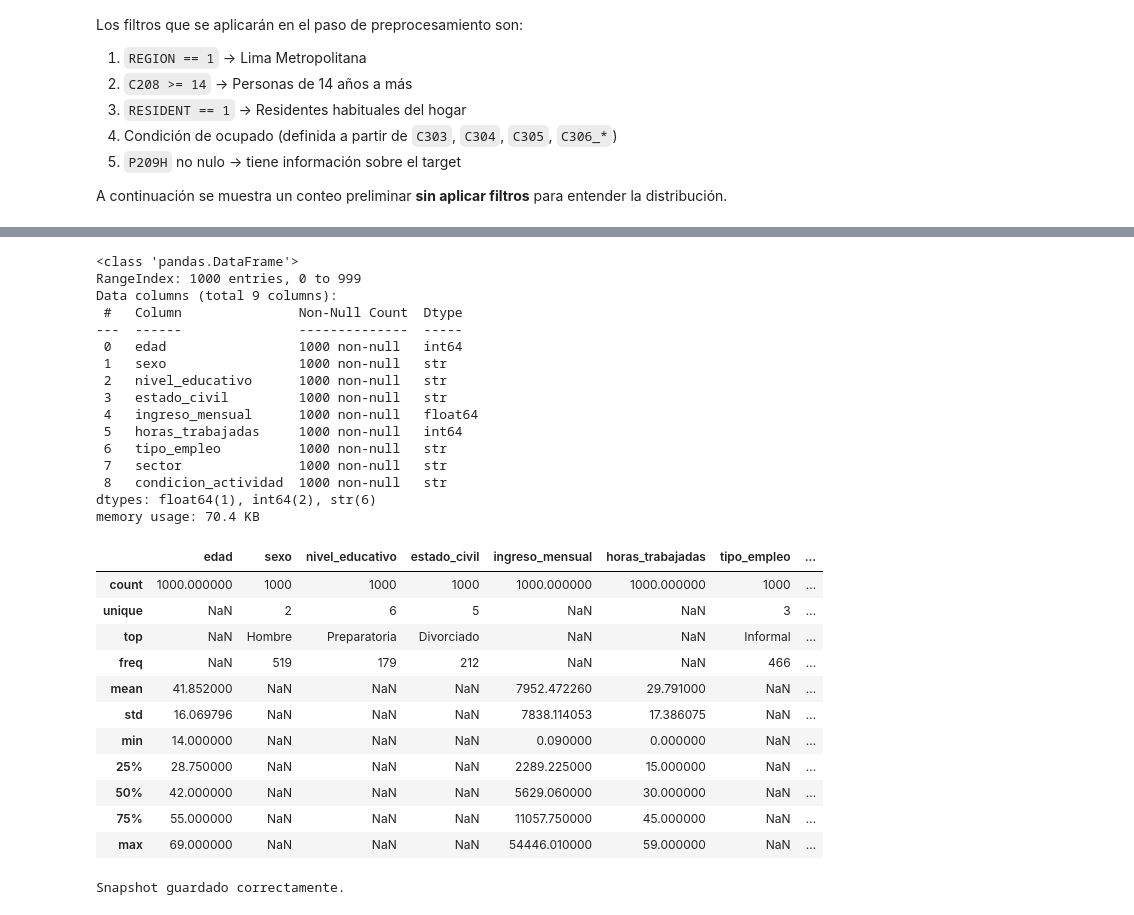
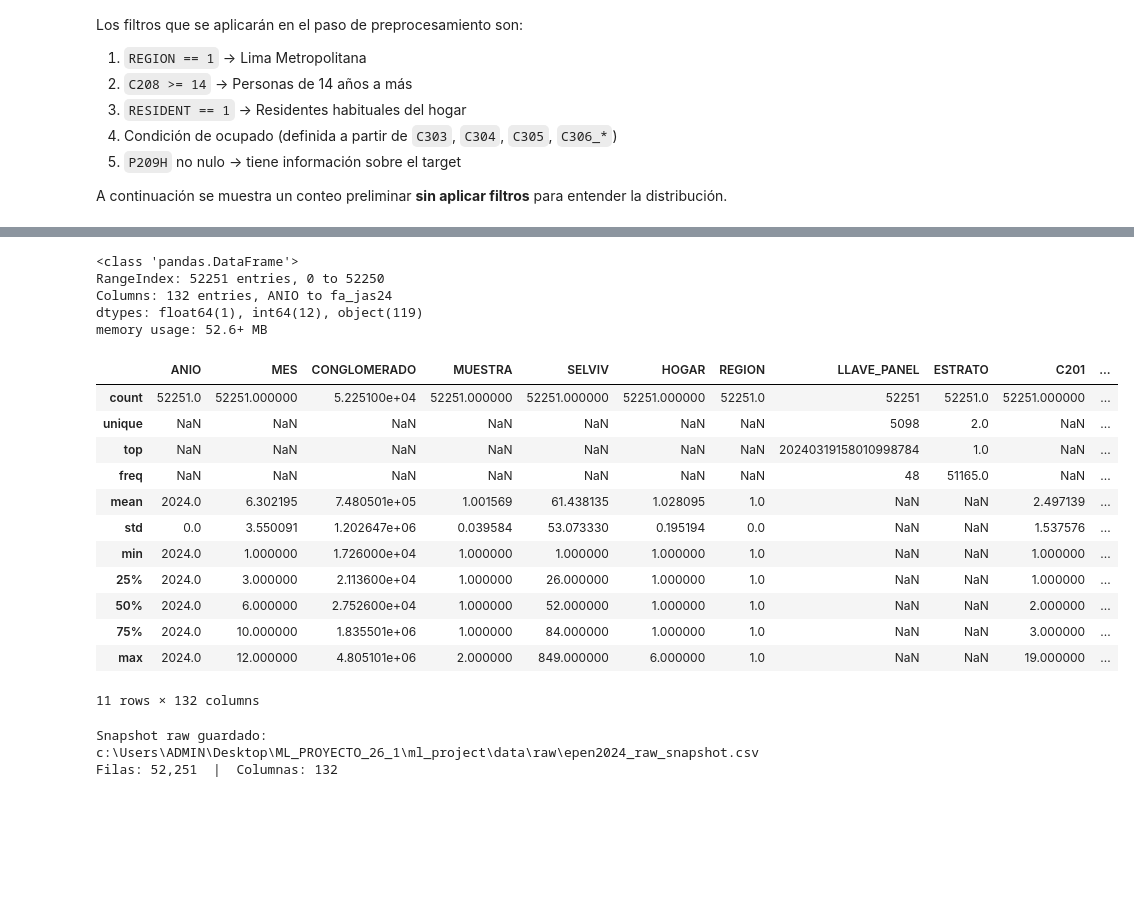
Before and after one commit to AAlvarezT/ML_PROYECTO_26_1, a Jupyter notebook: ml_project/02_data_understanding/00_original_dataset_overview.ipynb, the cells around one changed output, grey strips where cells are left out. Drawn from its saved outputs; the diff is of its cells as text; code cells hidden in the pictures; blank space fills up the shorter version.

Commit message:
(File Change):Origina dataset overview changed  into data_understanding

```diff
--- a/ml_project/02_data_understanding/00_original_dataset_overview.ipynb
+++ b/ml_project/02_data_understanding/00_original_dataset_overview.ipynb
@@ -113,13 +113,16 @@ import numpy as np
 import os
 # %%
 # ─── Rutas ────────────────────────────────────────────────────────────────────
-BASE_DIR  = os.path.dirname(os.path.abspath('__file__'))
-DATA_PATH = os.path.join(BASE_DIR, '250806 EPEN2024.xlsx')
+NOTEBOOK_DIR = os.getcwd()                                          # .../02_data_understanding/
+PROJECT_DIR  = os.path.abspath(os.path.join(NOTEBOOK_DIR, '..'))   # .../ml_project/
+DATA_PATH    = os.path.join(PROJECT_DIR, '01_raw_data', '250806 EPEN2024.xlsx')
+
+print(f'Archivo: {DATA_PATH}')
+print(f'Existe:  {os.path.exists(DATA_PATH)}')
 
 # ─── Carga del dataset completo (raw, sin modificaciones) ─────────────────────
 df_raw = pd.read_excel(DATA_PATH)
 
-print(f'Dataset completo cargado: {df_raw.shape[0]:,} filas × {df_raw.shape[1]} columnas')
-print(f'Columnas: {df_raw.columns.tolist()}')
+print(f'\nDataset completo cargado: {df_raw.shape[0]:,} filas × {df_raw.shape[1]} columnas')
 df_raw.head()
 # %% [output]
@@ -162,46 +191,37 @@ print(f'\nRegistros que cumplen REGION=1 + edad≥14 + P209H no nulo: {n_univers
 # %%
 # ─── Información general ──────────────────────────────────────────────────────
-df.info()
+df_raw.info()
 # %% [output]
 <class 'pandas.DataFrame'>
-RangeIndex: 1000 entries, 0 to 999
-Data columns (total 9 columns):
- #   Column               Non-Null Count  Dtype
----  ------               --------------  -----
- 0   edad                 1000 non-null   int64
- 1   sexo                 1000 non-null   str
- 2   nivel_educativo      1000 non-null   str
- 3   estado_civil         1000 non-null   str
- 4   ingreso_mensual      1000 non-null   float64
- 5   horas_trabajadas     1000 non-null   int64
- 6   tipo_empleo          1000 non-null   str
- 7   sector               1000 non-null   str
- 8   condicion_actividad  1000 non-null   str
-dtypes: float64(1), int64(2), str(6)
-memory usage: 70.4 KB
+RangeIndex: 52251 entries, 0 to 52250
+Columns: 132 entries, ANIO to fa_jas24
+dtypes: float64(1), int64(12), object(119)
+memory usage: 52.6+ MB
 # %%
 # ─── Estadísticas descriptivas ────────────────────────────────────────────────
-df.describe(include='all')
+df_raw.describe(include='all')
 # %% [output]
-|  | edad | sexo | nivel_educativo | estado_civil | ingreso_mensual | horas_trabajadas | tipo_empleo | ... |
-| count | 1000.000000 | 1000 | 1000 | 1000 | 1000.000000 | 1000.000000 | 1000 | ... |
-| unique | NaN | 2 | 6 | 5 | NaN | NaN | 3 | ... |
-| top | NaN | Hombre | Preparatoria | Divorciado | NaN | NaN | Informal | ... |
-| freq | NaN | 519 | 179 | 212 | NaN | NaN | 466 | ... |
-| mean | 41.852000 | NaN | NaN | NaN | 7952.472260 | 29.791000 | NaN | ... |
-| std | 16.069796 | NaN | NaN | NaN | 7838.114053 | 17.386075 | NaN | ... |
-| min | 14.000000 | NaN | NaN | NaN | 0.090000 | 0.000000 | NaN | ... |
-| 25% | 28.750000 | NaN | NaN | NaN | 2289.225000 | 15.000000 | NaN | ... |
-| 50% | 42.000000 | NaN | NaN | NaN | 5629.060000 | 30.000000 | NaN | ... |
-| 75% | 55.000000 | NaN | NaN | NaN | 11057.750000 | 45.000000 | NaN | ... |
-| max | 69.000000 | NaN | NaN | NaN | 54446.010000 | 59.000000 | NaN | ... |
+|  | ANIO | MES | CONGLOMERADO | MUESTRA | SELVIV | HOGAR | REGION | LLAVE_PANEL | ESTRATO | C201 | ... |
+| count | 52251.0 | 52251.000000 | 5.225100e+04 | 52251.000000 | 52251.000000 | 52251.000000 | 52251.0 | 52251 | 52251.0 | 52251.000000 | ... |
+| unique | NaN | NaN | NaN | NaN | NaN | NaN | NaN | 5098 | 2.0 | NaN | ... |
+| top | NaN | NaN | NaN | NaN | NaN | NaN | NaN | 20240319158010998784 | 1.0 | NaN | ... |
+| freq | NaN | NaN | NaN | NaN | NaN | NaN | NaN | 48 | 51165.0 | NaN | ... |
+| mean | 2024.0 | 6.302195 | 7.480501e+05 | 1.001569 | 61.438135 | 1.028095 | 1.0 | NaN | NaN | 2.497139 | ... |
+| std | 0.0 | 3.550091 | 1.202647e+06 | 0.039584 | 53.073330 | 0.195194 | 0.0 | NaN | NaN | 1.537576 | ... |
+| min | 2024.0 | 1.000000 | 1.726000e+04 | 1.000000 | 1.000000 | 1.000000 | 1.0 | NaN | NaN | 1.000000 | ... |
+| 25% | 2024.0 | 3.000000 | 2.113600e+04 | 1.000000 | 26.000000 | 1.000000 | 1.0 | NaN | NaN | 1.000000 | ... |
+| 50% | 2024.0 | 6.000000 | 2.752600e+04 | 1.000000 | 52.000000 | 1.000000 | 1.0 | NaN | NaN | 2.000000 | ... |
+| 75% | 2024.0 | 10.000000 | 1.835501e+06 | 1.000000 | 84.000000 | 1.000000 | 1.0 | NaN | NaN | 3.000000 | ... |
+| max | 2024.0 | 12.000000 | 4.805101e+06 | 2.000000 | 849.000000 | 6.000000 | 1.0 | NaN | NaN | 19.000000 | ... |
+11 rows × 132 columns
 # %%
 # ─── Guardar snapshot del raw data (sin ninguna modificación) ─────────────────
-SNAPSHOT_DIR  = os.path.join(BASE_DIR, '..', 'data', 'raw')
+SNAPSHOT_DIR  = os.path.join(PROJECT_DIR, 'data', 'raw')
 os.makedirs(SNAPSHOT_DIR, exist_ok=True)
 SNAPSHOT_PATH = os.path.join(SNAPSHOT_DIR, 'epen2024_raw_snapshot.csv')
 df_raw.to_csv(SNAPSHOT_PATH, index=False, encoding='utf-8-sig')
 print(f'Snapshot raw guardado: {os.path.abspath(SNAPSHOT_PATH)}')
 print(f'Filas: {df_raw.shape[0]:,}  |  Columnas: {df_raw.shape[1]}')
 # %% [output]
-Snapshot guardado correctamente.
+Snapshot raw guardado: c:\Users\ADMIN\Desktop\ML_PROYECTO_26_1\ml_project\data\raw\epen2024_raw_snapshot.csv
+Filas: 52,251  |  Columnas: 132
```
Also changed, not shown: parts of 2 cells of this notebook.
